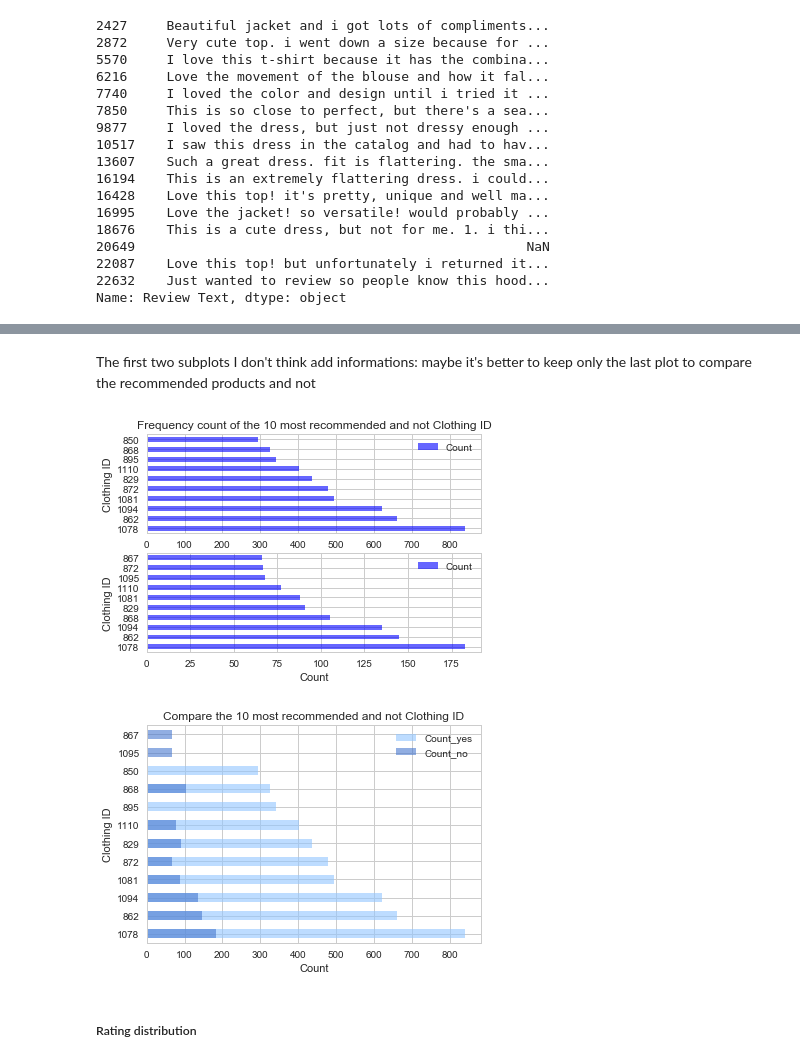
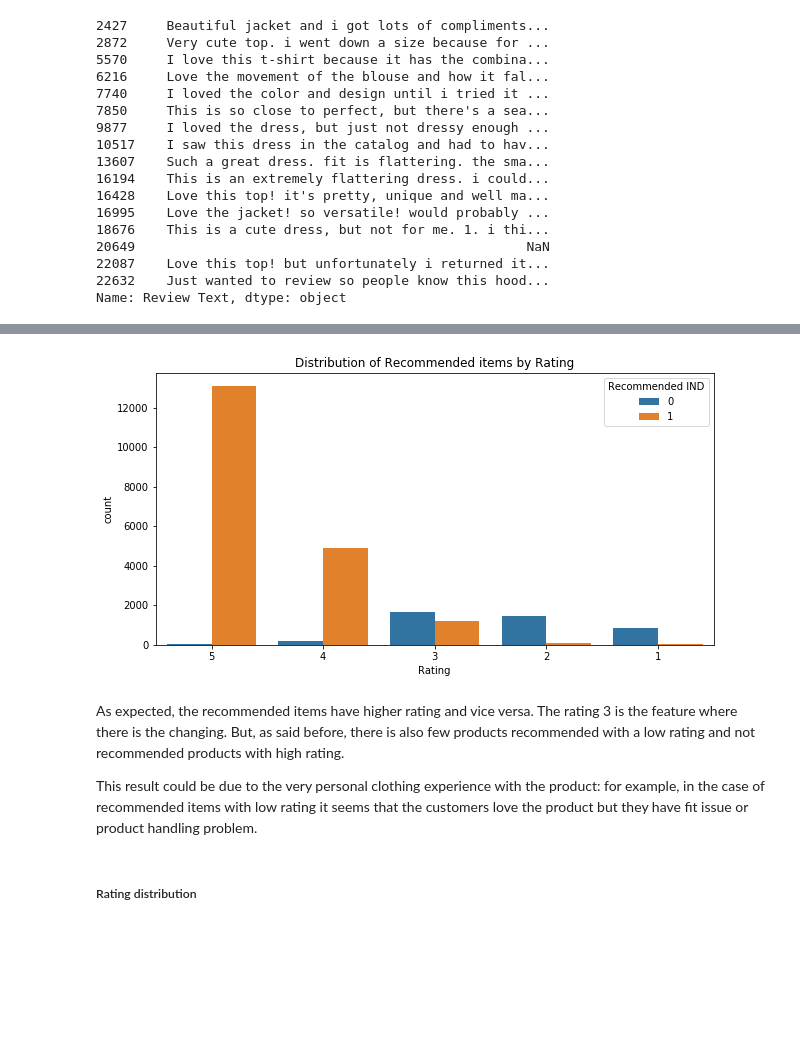
Before and after one commit to LisaB83/Analysis-on-e-commerce-reviews, a Jupyter notebook: Capstone_Project_EDA.ipynb, the cells around one changed output, grey strips where cells are left out. Cells and saved outputs as stored; diff of their text form; code cells hidden in the pictures; blank space fills up the shorter version.

```diff
--- a/Capstone_Project_EDA.ipynb
+++ b/Capstone_Project_EDA.ipynb
@@ -335,29 +105,16 @@ Clothing ID
-# %% [markdown]
-The first two subplots I don't think add informations: maybe it's better to keep only the last plot to compare the recommended products and not
-# %%
-#Plot the first 10 most common Clothing ID recommended and not
-plt.subplot(2, 1, 1)
-sns.set(style="whitegrid")
-#sns.set_color_codes("pastel")
-p1 = df1['Count'].plot(kind='barh', alpha=0.6, stacked=True, color='b', legend=True)
-plt.title('Frequency count of the 10 most recommended and not Clothing ID')
-plt.subplot(2, 1, 2)
-#sns.set_color_codes("muted")
-p2 = df0['Count'].plot(kind='barh', alpha=0.6, stacked=True, color='b', legend=True)
-plt.xlabel('Count')
-plt.show()
-
-sns.set(style="whitegrid")
-sns.set_color_codes("pastel")
-p1 = together['Count_yes'].plot(kind='barh', alpha=0.6, stacked=True, color='b', legend=True)
-sns.set_color_codes("muted")
-p2 = together['Count_no'].plot(kind='barh', alpha=0.6, stacked=True, color='b', legend=True)
-plt.xlabel('Count')
-plt.title('Compare the 10 most recommended and not Clothing ID')
-plt.show()
-# %% [output]
-[figure, removed]
-[figure, removed]
+# %%
+#Plot together the Recommended and not items by Rating
+plt.subplots(figsize=(10,5))
+ax = sns.countplot(x = 'Rating', hue='Recommended IND', data = rev, order = rev['Rating'].value_counts().index)
+plt.title('Distribution of Recommended items by Rating')
+plt.show()
+# %% [output]
+[figure, added]
+# %% [markdown]
+As expected, the recommended items have higher rating and vice versa. The rating 3 is the feature where there is the changing.
+But, as said before, there is also few products recommended with a low rating and not recommended products with high rating.
+
+This result could be due to the very personal clothing experience with the product: for example, in the case of recommended items with low rating it seems that the customers love the product but they have fit issue or product handling problem.
 # %% [markdown]
 ##### Rating distribution
 # %%
```
Also changed, not shown: parts of 95 cells of this notebook.
